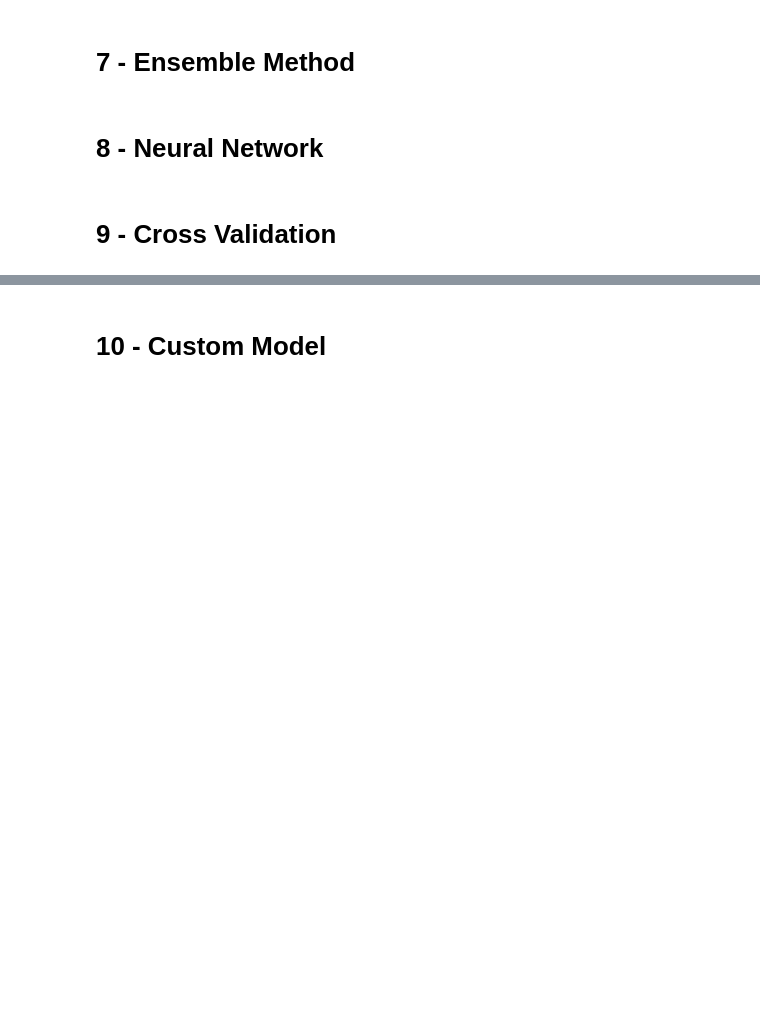
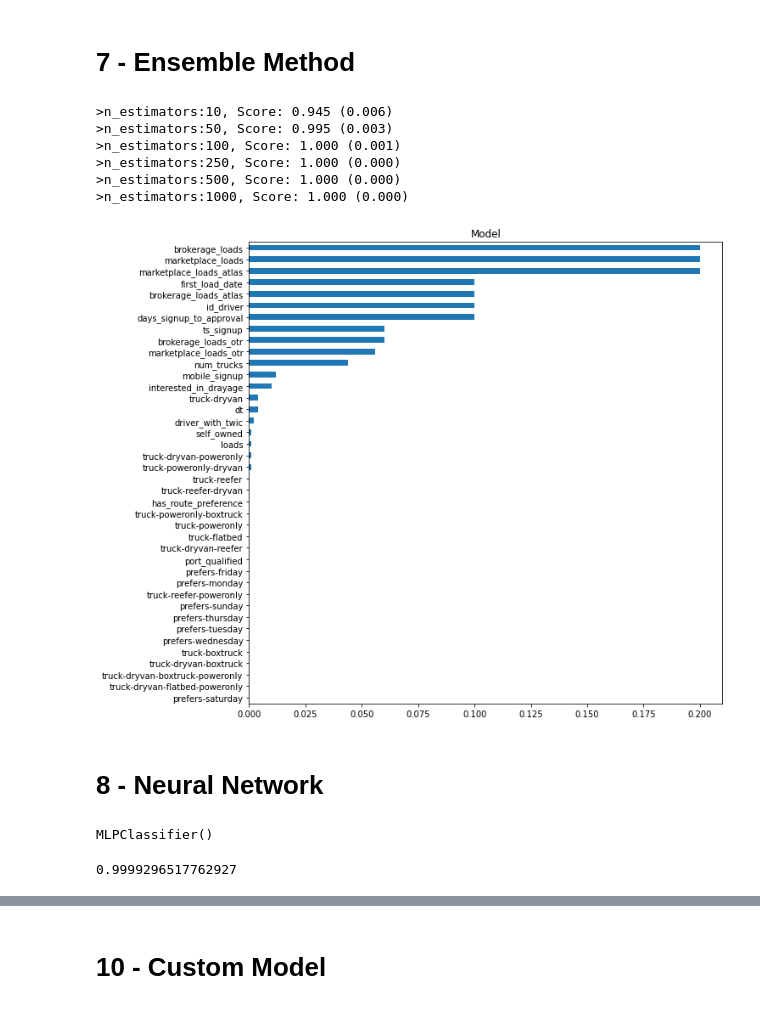
Before and after one commit to kpstesla/DSF_Project_3, a Jupyter notebook: data-pipeline.ipynb, the cells around one changed output, grey strips where cells are left out. Saved outputs shown, nothing was run; the diff lists cells and outputs as text; code cells hidden in the pictures; blank space fills up the shorter version.

```diff
--- a/data-pipeline.ipynb
+++ b/data-pipeline.ipynb
@@ -274,4 +318,51 @@ X_test.shape, y_test.shape
+# %%
+# generate list of models
+def create_adaboost_models():
+    models = dict()
+    # number of n_estimators
+    n_trees = [10, 50, 100, 250, 500, 1000]
+    #create model with chosen hyperparamters of max_depth = 1 & learning_rate = 1.0
+    for n in n_trees:
+        models[str(n)] = AdaBoostClassifier(base_estimator=DecisionTreeClassifier(max_depth=1), n_estimators=n, learning_rate=1.0)
+    return models
+# %%
+#evaluate models using Kfold Cross Validation
+def cv_adaboost_model(model, X_train, y_train, X_test, y_test):
+    model.fit(X_train, y_train)
+    #KFold Cross Validation
+    cv = RepeatedStratifiedKFold(n_splits=10, n_repeats=3, random_state=1)
+    #Results
+    scores = cross_val_score(model, X_test, y_test, scoring='accuracy', cv=cv, n_jobs=-1, error_score='raise')
+    return scores
+# %%
+def feature_importance_adaboost_model(model, X_train):
+     pd.Series(model.feature_importances_,index=list(X_train)).sort_values().plot(title="Model", kind="barh", figsize=(10,10))
+# %%
+#perform adaboost and assess models
+models = create_adaboost_models()
+results, names = list(), list()
+for name, model in models.items():
+    scores = cv_adaboost_model(model, X_train, y_train, X_test, y_test)
+    results.append(scores)
+    names.append(name)
+    print('>n_estimators:%s, Score: %.3f (%.3f)' % (name, np.mean(scores), np.std(scores)))
+    feature_importance_adaboost_model(model, X_train)
+# %% [output]
+>n_estimators:10, Score: 0.945 (0.006)
+>n_estimators:50, Score: 0.995 (0.003)
+>n_estimators:100, Score: 1.000 (0.001)
+>n_estimators:250, Score: 1.000 (0.000)
+>n_estimators:500, Score: 1.000 (0.000)
+>n_estimators:1000, Score: 1.000 (0.000)
+[figure, added]
 # %% [markdown]
 # 8 - Neural Network
-# %% [markdown]
-# 9 - Cross Validation
+# %%
+clf = MLPClassifier(hidden_layer_sizes=(100,), verbose=False)
+clf.fit(np.array(X_train), y_train)
+# %% [output]
+MLPClassifier()
+# %%
+clf.score(np.array(X_test), y_test)
+# %% [output]
+0.9999296517762927
```
Also changed, not shown: parts of 23 cells of this notebook, 6 other files.
